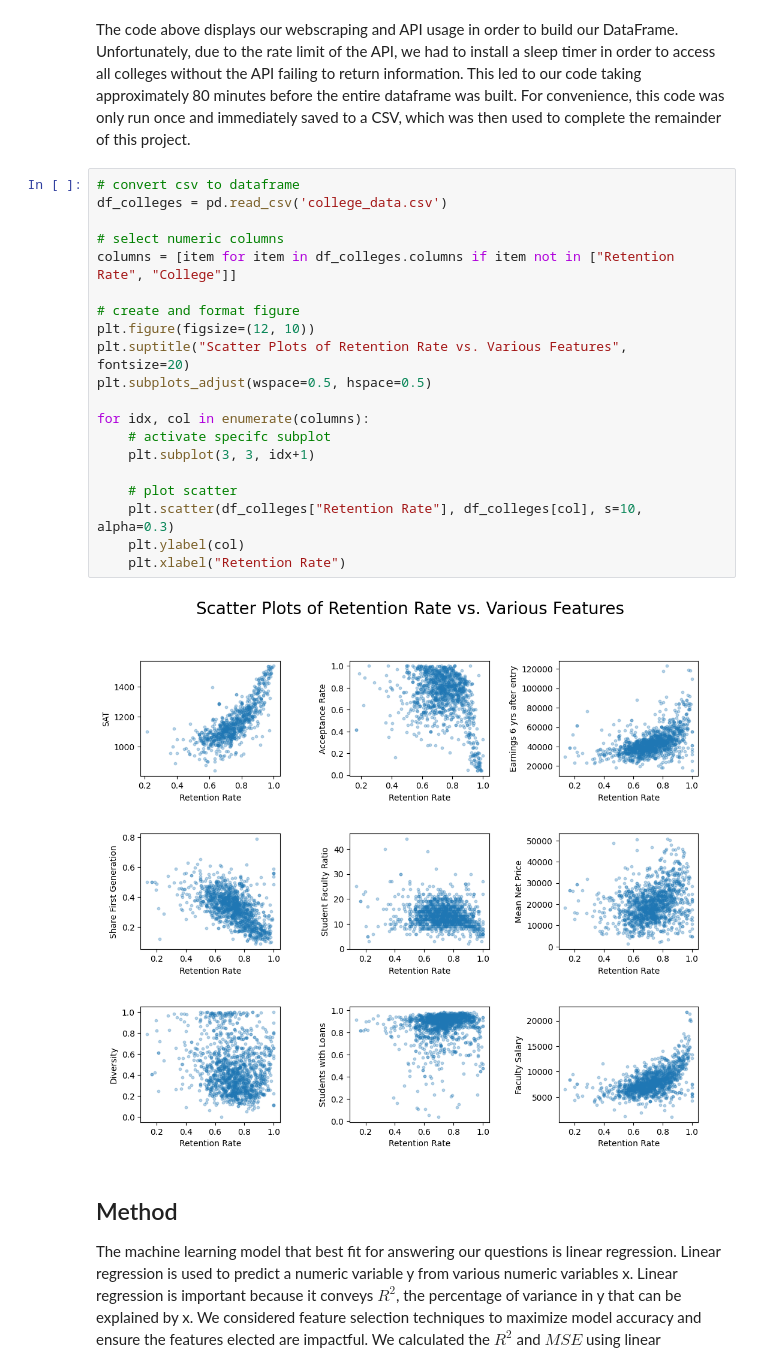
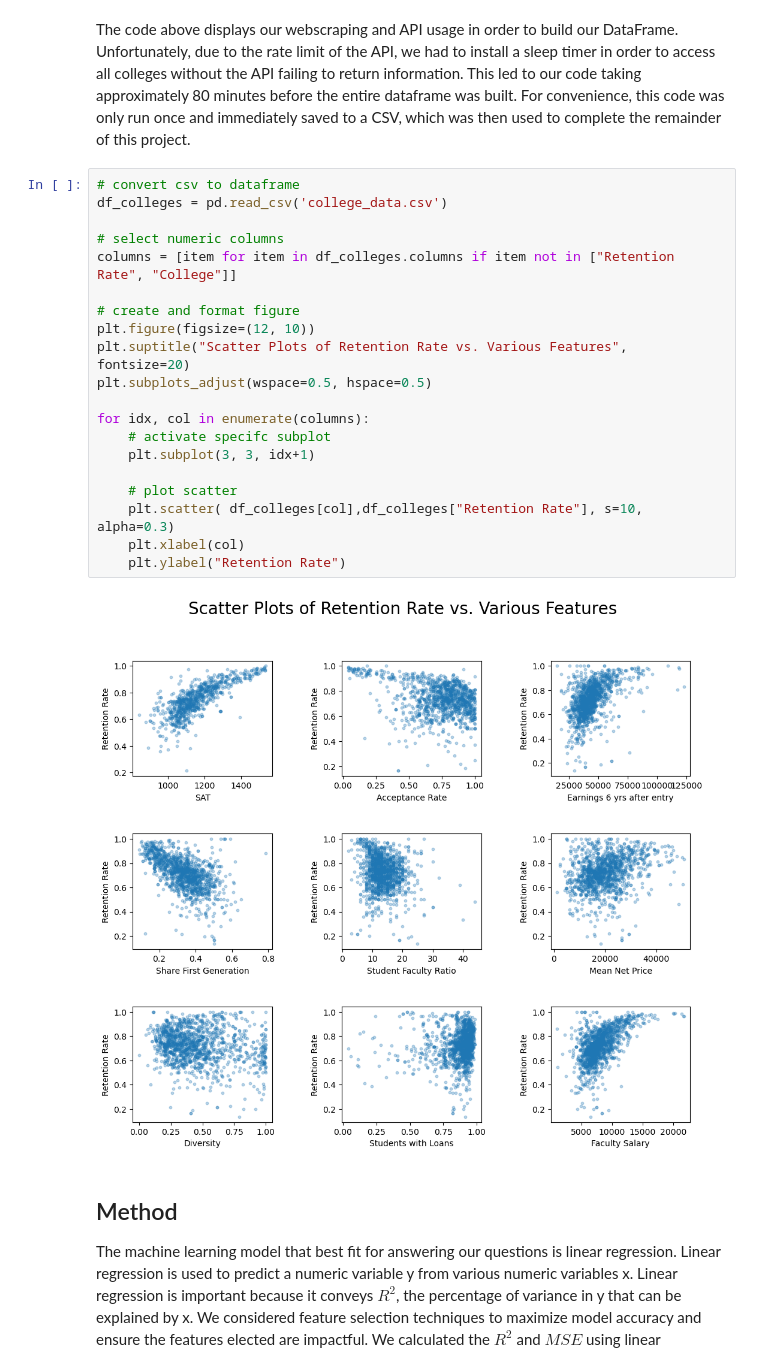
Before and after one commit to sahana-dhar/Understanding-Student-Retention-in-Higher-Education-, a Jupyter notebook: ds3000_final_report.ipynb, the cells around one changed output. Cells and saved outputs as stored; diff of their text form.

```diff
--- a/ds3000_final_report.ipynb
+++ b/ds3000_final_report.ipynb
@@ -155,25 +155,25 @@ The code above displays our webscraping and API usage in order to build our Data
 # %%
 # convert csv to dataframe
 df_colleges = pd.read_csv('college_data.csv')
 
 # select numeric columns
 columns = [item for item in df_colleges.columns if item not in ["Retention Rate", "College"]]
 
 # create and format figure
 plt.figure(figsize=(12, 10))
 plt.suptitle("Scatter Plots of Retention Rate vs. Various Features", fontsize=20)
 plt.subplots_adjust(wspace=0.5, hspace=0.5)
 
 for idx, col in enumerate(columns):
     # activate specifc subplot
     plt.subplot(3, 3, idx+1)
 
     # plot scatter
-    plt.scatter(df_colleges["Retention Rate"], df_colleges[col], s=10, alpha=0.3)
-    plt.ylabel(col)
-    plt.xlabel("Retention Rate")
+    plt.scatter( df_colleges[col],df_colleges["Retention Rate"], s=10, alpha=0.3)
+    plt.xlabel(col)
+    plt.ylabel("Retention Rate")
 # %% [output]
-[figure, old version]
+[figure, new version]
 # %% [markdown]
 ## Method
 The machine learning model that best fit for answering our questions is linear regression. Linear regression is used to predict a numeric variable y from various numeric variables x. Linear regression is important because it conveys $R^2$, the percentage of variance in y that can be explained by x. We considered feature selection techniques to maximize model accuracy and ensure the features elected are impactful. We calculated the $R^2$ and $MSE$ using linear regression with the most important features (SAT scores, share of first-generation students, and faculty salary) to predict a college's retention rate. In addition, we considered whether or not the model met the assumptions of a well-suited machine learning model. TODO - does it meet the assumptions
```
